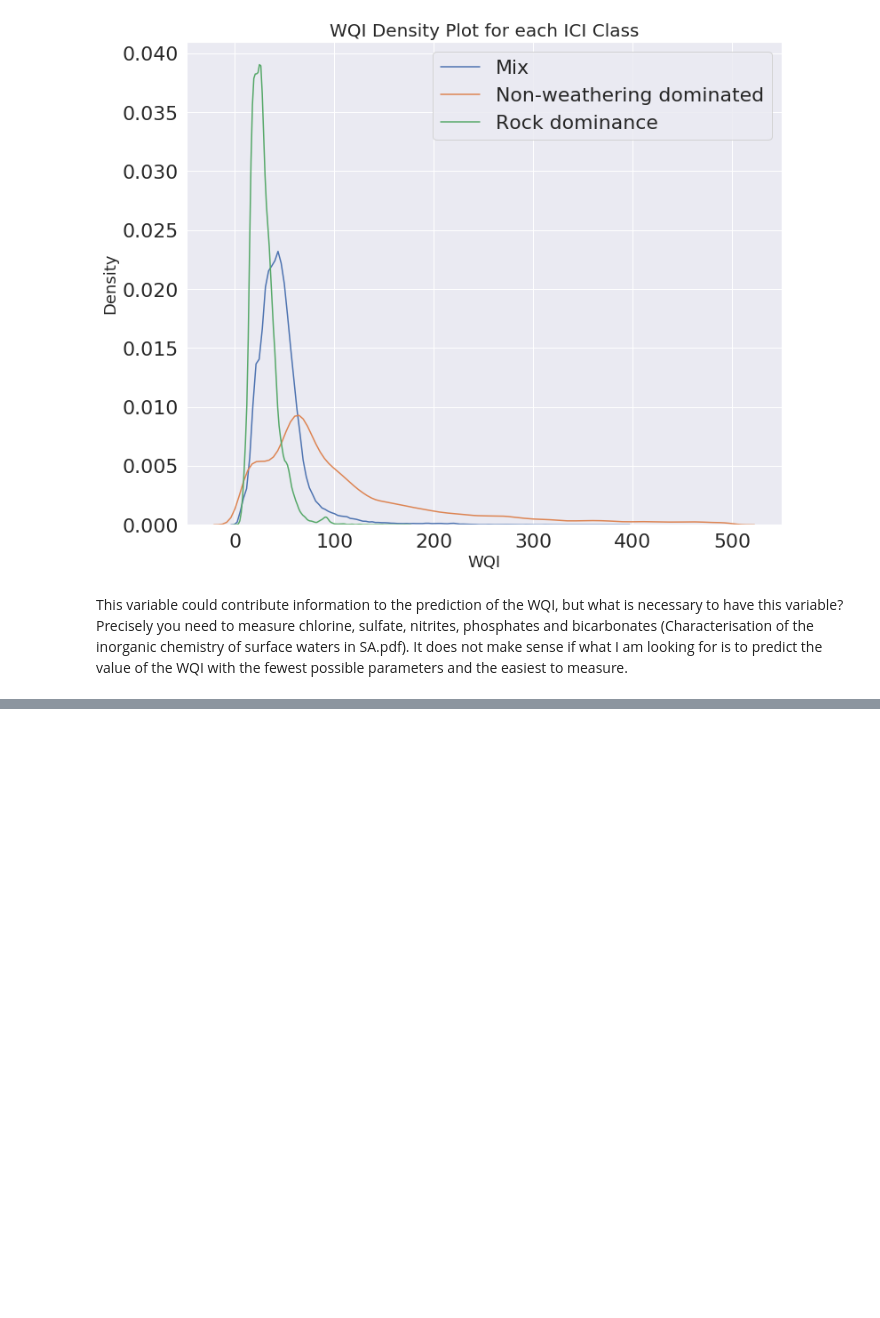
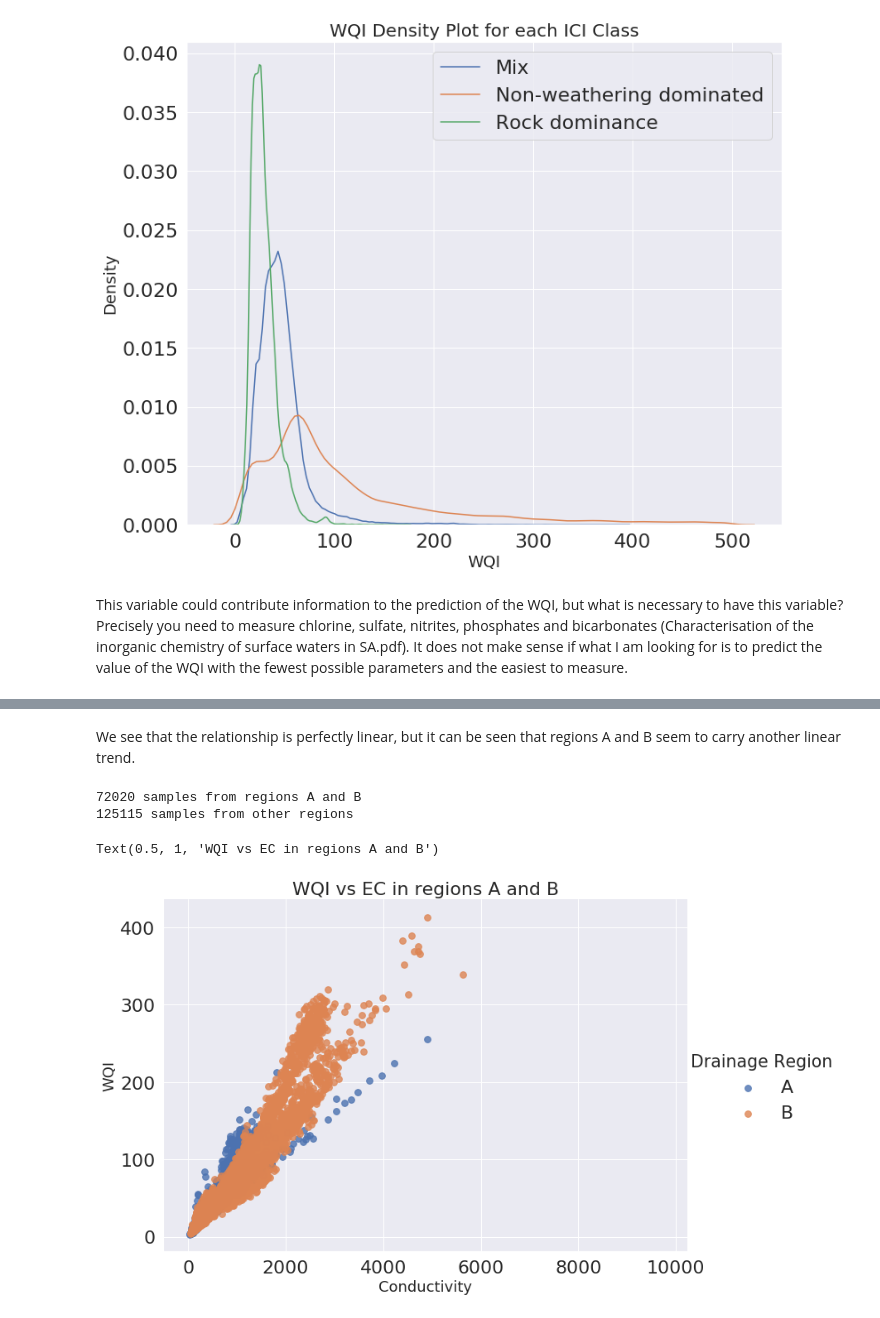
Before and after one commit to elenuskiya/TFM, a Jupyter notebook: Notebooks/02_Part_2.1_Prediction_of_the_Water_Quality_Index.ipynb, the cells around one changed output, grey strips where cells are left out. Drawn from its saved outputs; the diff is of its cells as text; code cells hidden in the pictures; blank space fills up the shorter version.

```diff
--- a/Notebooks/02_Part_2.1_Prediction_of_the_Water_Quality_Index.ipynb
+++ b/Notebooks/02_Part_2.1_Prediction_of_the_Water_Quality_Index.ipynb
@@ -274,0 +334,33 @@ This variable could contribute information to the prediction of the WQI, but wha
+# %% [markdown]
+We see that the relationship is perfectly linear, but it can be seen that regions A and B seem to carry another linear trend.
+# %%
+### Regions A and B
+regions_A_B=chemical_stations[(chemical_stations["Drainage Region"]=="A")|
+                            (chemical_stations["Drainage Region"]=="B")]
+print(len(regions_A_B), "samples from regions A and B")
+
+#Resto de Regiones
+regions_without_A_B=chemical_stations[(chemical_stations["Drainage Region"] != "A")&
+                        (chemical_stations["Drainage Region"] != "B") ]
+print(len(regions_without_A_B), "samples from other regions")
+# %% [output]
+72020 samples from regions A and B
+125115 samples from other regions
+# %%
+figsize(12, 10)
+
+# Extract the building types
+EC_WQI["Drainage Region"]=regions_A_B.dropna(subset=["WQI"])["Drainage Region"]
+# Use seaborn to plot a scatterplot of Score vs Log Source EUI
+ax=sns.lmplot(x='EC (μS/cm)', y='WQI',
+          hue = 'Drainage Region', data = EC_WQI,
+          scatter_kws = {'alpha': 0.8, 's': 60}, fit_reg = False,
+          height=7, aspect = 1.5);
+
+# Plot labeling
+plt.xlabel("Conductivity", size = 18)
+plt.ylabel('WQI', size = 18)
+plt.title('WQI vs EC in regions A and B', size = 22)
+# %% [output]
+Text(0.5, 1, 'WQI vs EC in regions A and B')
+[figure, added]
```
Also changed, not shown: parts of 74 cells of this notebook.
